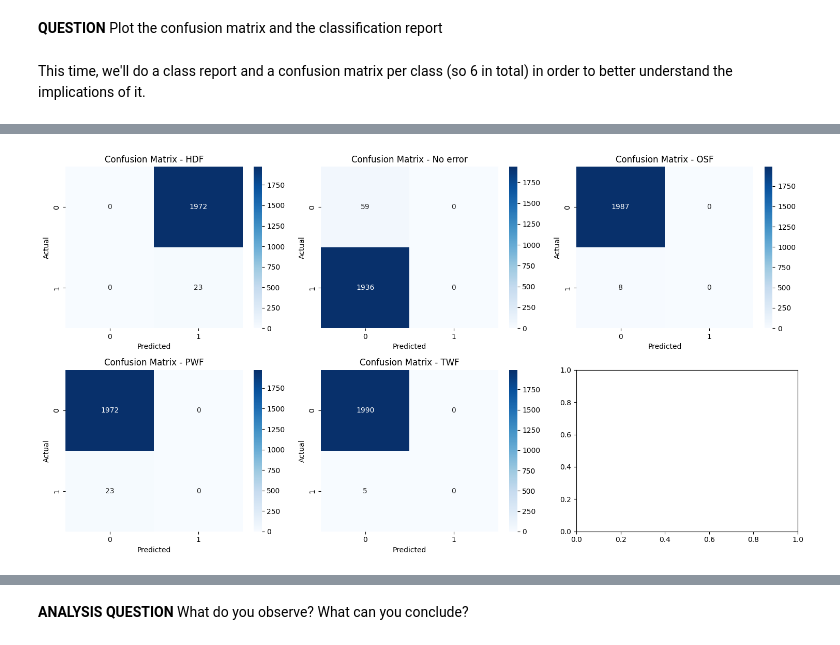
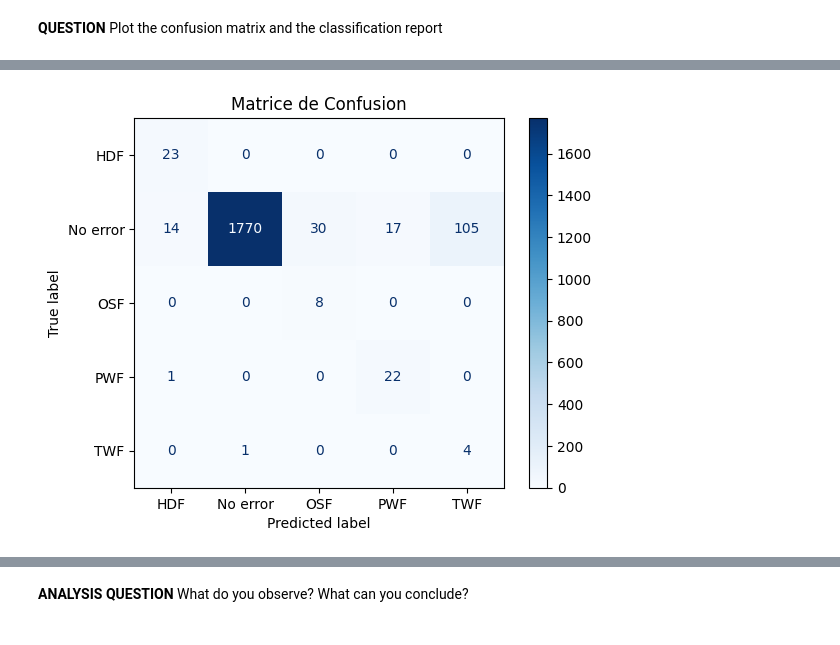
Before and after one commit to ChloeLarroze/STM32_Embedded_AI, a Jupyter notebook: TP_IA_EMBARQUEE.ipynb, the cells around one changed output, grey strips where cells are left out. Cells and saved outputs as stored; diff of their text form; code cells hidden in the pictures.

```diff
--- a/TP_IA_EMBARQUEE.ipynb
+++ b/TP_IA_EMBARQUEE.ipynb
@@ -592,7 +602,7 @@ _________________________________________________________________
 **QUESTION** Code below the algorithms allowing to train model
 # %%
 #training of the model
-history = model_B.fit(X_train_r, Y_train_r, epochs=20, batch_size=32, validation_data=(X_test_B, Y_test_B))
+history = model_B.fit(X_train_r, Y_train_r, epochs=20, batch_size=64, validation_data=(X_test_B, Y_test_B))
 
 #plot training & validation accuracy
 plt.figure(figsize=(12, 5))
@@ -615,11 +625,11 @@ plt.title("Model Loss Over Epochs")
 plt.legend()
 
 #ACCURACY ON THE TRAINING AND TEST SETS
-loss_train, acc_train = model.evaluate(X_train, Y_train, batch_size=32)
-loss_test, acc_test = model.evaluate(X_test, Y_test, batch_size=32)
+loss_train, acc_train_B = model_B.evaluate(X_train_r, Y_train_r, batch_size=64)
+loss_test, acc_test_B = model_B.evaluate(X_test_B, Y_test_B, batch_size=64)
 
-print("Performance on the TRAIN set, ACCURACY=", acc_train)
-print("Performance on the TEST set, ACCURACY=", acc_test)
+print("Performance on the TRAIN set, ACCURACY=", acc_train_B)
+print("Performance on the TEST set, ACCURACY=", acc_test_B)
 
 plt.tight_layout()
 plt.show()
@@ -645,33 +655,55 @@ Performance on the TEST set, ACCURACY= 0.011528821662068367
 # %% [markdown]
 **QUESTION** Plot the confusion matrix and the classification report
-# %% [markdown]
-This time, we'll do a class report and a confusion matrix per class (so 6 in total) in order to better understand the implications of it.
 # %%
+#multilabel =================== (one matrix per label) - uncomment to try
 #get predictions
-Y_pred = model.predict(X_test_B)
-Y_pred_classes = np.argmax(Y_pred, axis=1)
-Y_true_classes = np.argmax(Y_test_B, axis=1)  #one-hot labels to class indices
+# Y_pred = model.predict(X_test_B)
+# Y_pred_classes = np.argmax(Y_pred, axis=1)
+# Y_true_classes = np.argmax(Y_test_B, axis=1)  #one-hot labels to class indices
 
+
+# output_labels = ['HDF', 'No error', 'OSF', 'PWF', 'TWF' ]
+
+# #Classification report
+# print("classification Report:")
+# print(classification_report(Y_true_classes, Y_pred_classes, target_names=output_labels))
+
+# #one confusion matrix per output
+# num_classes = len(output_labels)
+# fig, axes = plt.subplots(2, 3, figsize=(15, 8))
+# axes = axes.ravel() #flatten
+
+# for i in range(num_classes):
+#     cm = confusion_matrix(Y_true_classes == i, Y_pred_classes == i)
+
+#     sns.heatmap(cm, annot=True, fmt="d", cmap="Blues", ax=axes[i])
+#     axes[i].set_title(f"Confusion Matrix - {output_labels[i]}")
+#     axes[i].set_xlabel("Predicted")
+#     axes[i].set_ylabel("Actual")
+
+# plt.tight_layout()
+# plt.show()
+
+
+#multiclass ====================================== (one big matrix)
+#predictions
+y_pred_B = model_B.predict(X_test_B)
+#prediction to label index
+y_pred_int_B = np.argmax(y_pred_B, axis=1)
+
+# one hot to real numbers
+Y_test_int_B = np.argmax(Y_test_B, axis=1)
 
 output_labels = ['HDF', 'No error', 'OSF', 'PWF', 'TWF' ]
 
-#Classification report
-print("classification Report:")
-print(classification_report(Y_true_classes, Y_pred_classes, target_names=output_labels))
+#confusion matrix
+cm_B = confusion_matrix(Y_test_int_B, y_pred_int_B, labels=np.arange(len(output_labels)))
+#print(cm)
+disp = ConfusionMatrixDisplay(confusion_matrix=cm_B, display_labels=output_labels)
+disp.plot(cmap=plt.cm.Blues)
+plt.title("Matrice de Confusion")
+plt.show()
 
-#one confusion matrix per output
-num_classes = len(output_labels)
-fig, axes = plt.subplots(2, 3, figsize=(15, 8))
-axes = axes.ravel() #flatten
-
-for i in range(num_classes):
-    cm = confusion_matrix(Y_true_classes == i, Y_pred_classes == i)
-
-    sns.heatmap(cm, annot=True, fmt="d", cmap="Blues", ax=axes[i])
-    axes[i].set_title(f"Confusion Matrix - {output_labels[i]}")
-    axes[i].set_xlabel("Predicted")
-    axes[i].set_ylabel("Actual")
-
-plt.tight_layout()
-plt.show()
+# Affichage du rapport de classification
+print(classification_report(Y_test_int_B, y_pred_int_B, target_names=output_labels, labels=np.arange(5)))
 # %% [output]
@@ -691 +711 @@ weighted avg       0.00      0.01      0.00      1995
-[figure, old version]
+[figure, new version]
```
Also changed, not shown: parts of 13 cells of this notebook.
